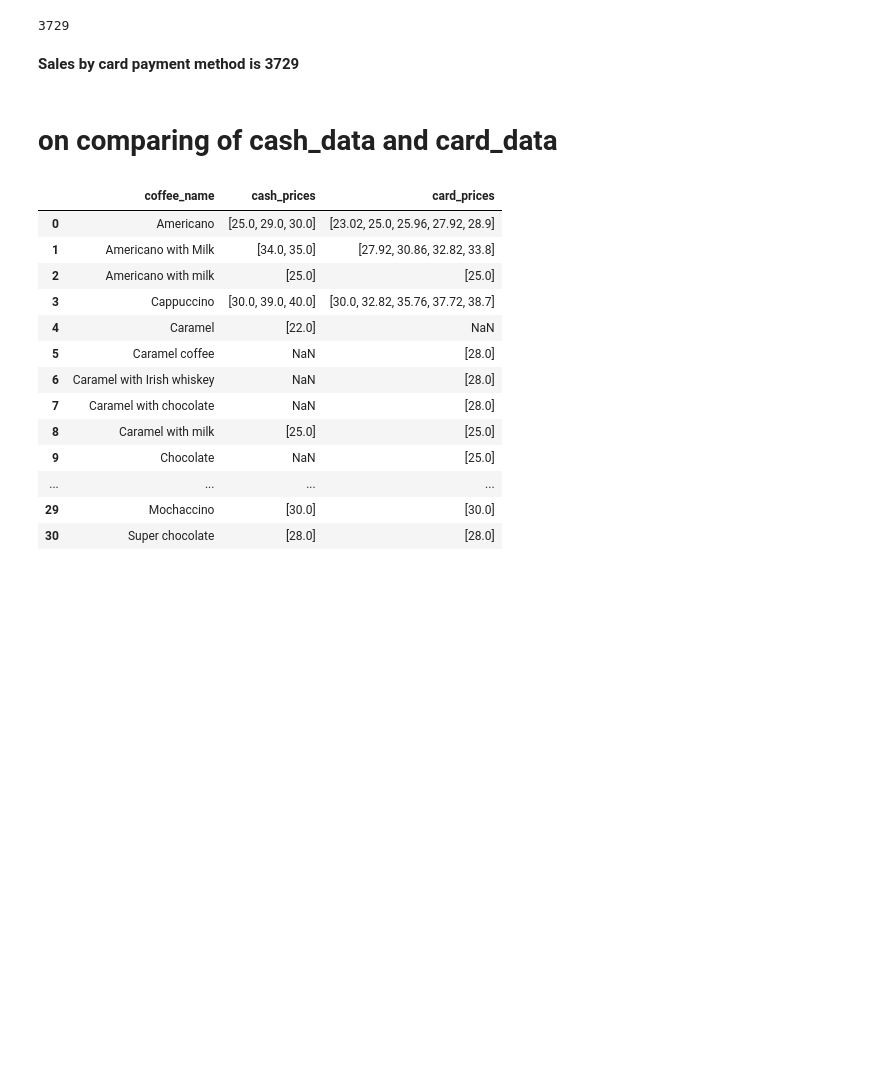
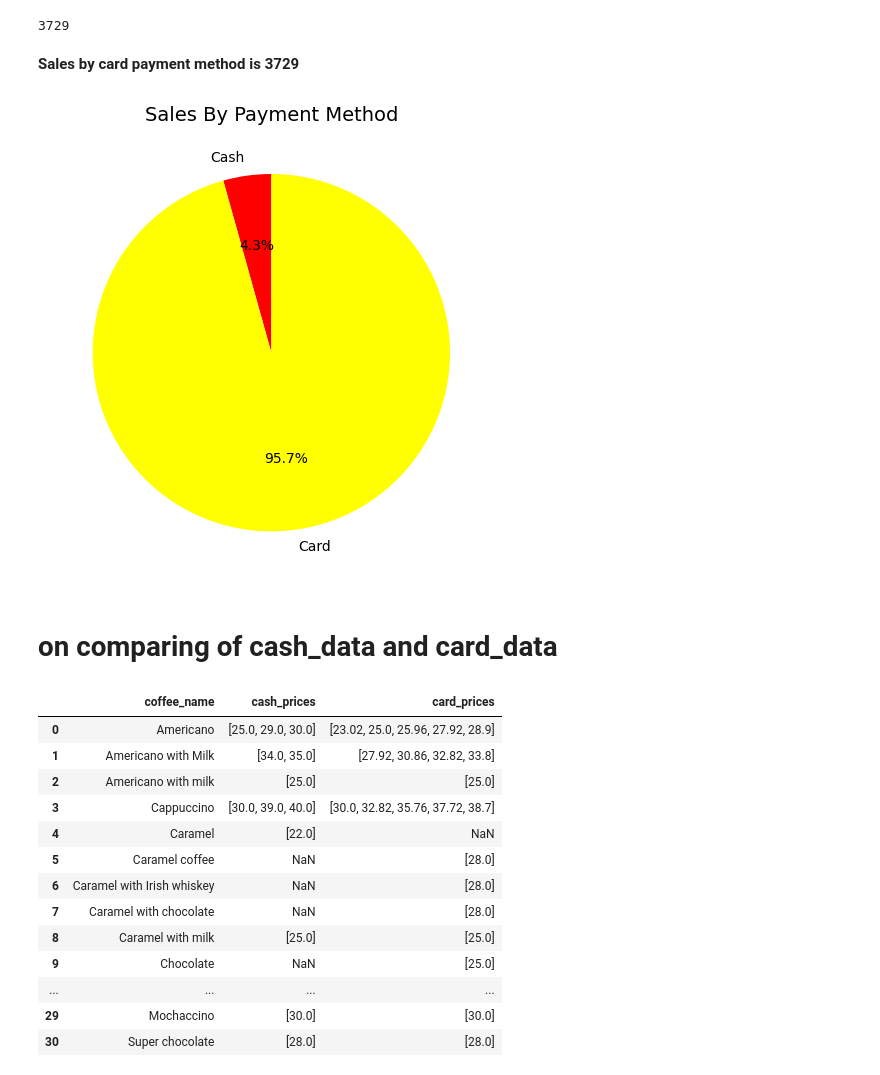
Before and after one commit to Imadittyaa/coffee-sales, a Jupyter notebook: coffee_sales.ipynb, the cells around one changed output. Drawn from its saved outputs; the diff is of its cells as text; code cells hidden in the pictures; blank space fills up the shorter version.

```diff
--- a/coffee_sales.ipynb
+++ b/coffee_sales.ipynb
@@ -5,8 +5,8 @@ import numpy as np
 import pandas as pd
 import matplotlib.pyplot as plt
 # %%
-d1=pd.read_csv(r'https://github.com/Imadittyaa/coffee-sales/blob/main/index_1.csv')
-d2=pd.read_csv(r'index_2.csv')
+d1=pd.read_csv('https://raw.githubusercontent.com/Imadittyaa/coffee-sales/main/index_1.csv')
+d2=pd.read_csv('https://raw.githubusercontent.com/Imadittyaa/coffee-sales/main/index_2.csv')
 data=pd.concat([d1,d2],ignore_index=True)
 data.shape
 # %% [output]
@@ -140,14 +140,16 @@ len(card_data)
 # %%
 plt.figure(figsize=(5,5))
 plt.pie(
     [len(cash_data),len(card_data)],
     labels=['Cash','Card'],
     autopct='%1.1f%%',
     startangle=90,
-    colors=['red','white'])
+    colors=['red','yellow'])
 plt.title('Sales By Payment Method',fontsize=14)
 plt.tight_layout()
 plt.show()
+# %% [output]
+[figure, added]
 # %% [markdown]
 # on comparing of cash_data and card_data
 # %%
```
Also changed, not shown: parts of 3 cells of this notebook.
